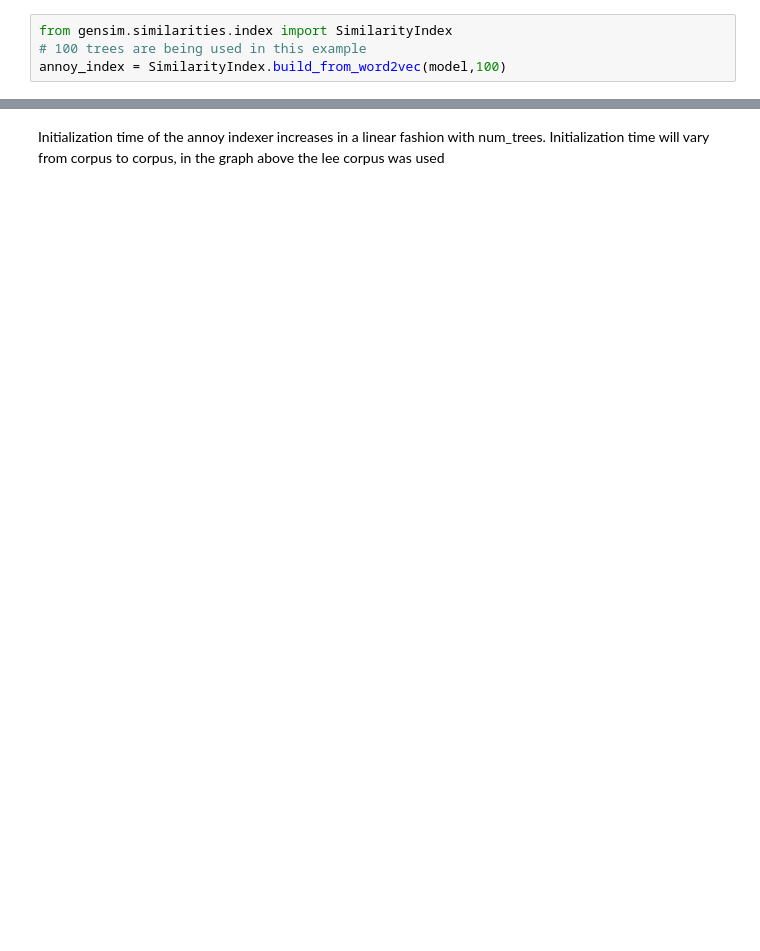
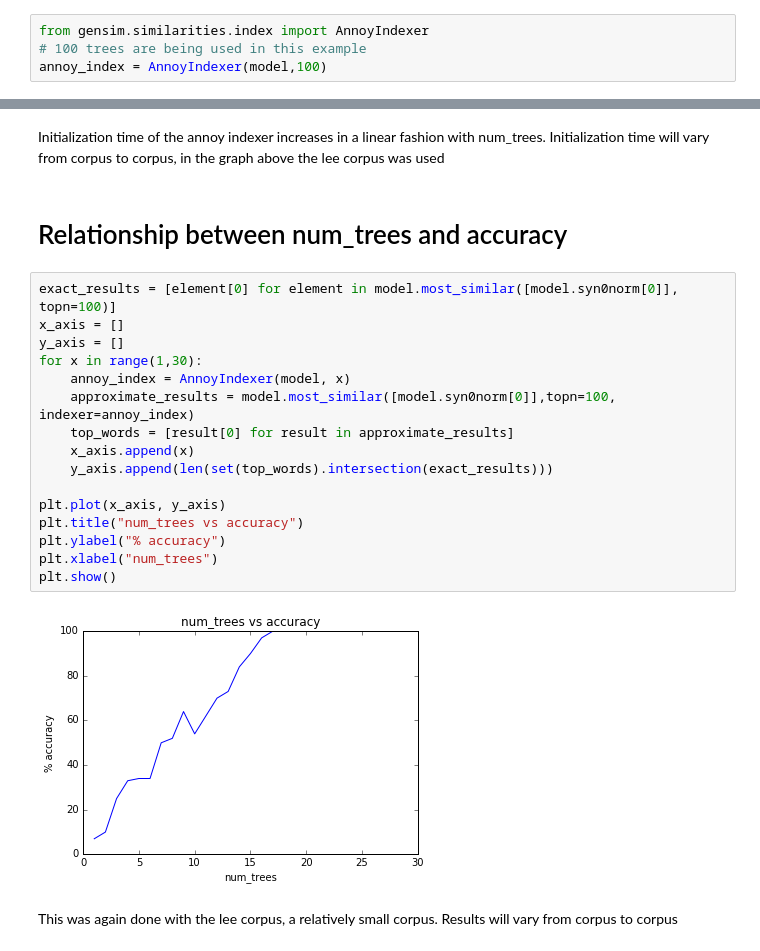
Before and after one commit to piskvorky/gensim, a Jupyter notebook: docs/notebooks/annoytutorial.ipynb, the cells around one changed output, grey strips where cells are left out. Drawn from its saved outputs; the diff is of its cells as text; blank space fills up the shorter version.

```diff
--- a/docs/notebooks/annoytutorial.ipynb
+++ b/docs/notebooks/annoytutorial.ipynb
@@ -89,5 +85,5 @@ Currently, there is only support for word2vec models and doc2vec models in gensi
 # %%
-from gensim.similarities.index import SimilarityIndex
+from gensim.similarities.index import AnnoyIndexer
 # 100 trees are being used in this example
-annoy_index = SimilarityIndex.build_from_word2vec(model,100)
+annoy_index = AnnoyIndexer(model,100)
 # %% [markdown]
@@ -133,2 +129,24 @@ plt.show()
 # %% [markdown]
 Initialization time of the annoy indexer increases in a linear fashion with num_trees. Initialization time will vary from corpus to corpus, in the graph above the lee corpus was used
+# %% [markdown]
+# Relationship between num_trees and accuracy
+# %%
+exact_results = [element[0] for element in model.most_similar([model.syn0norm[0]], topn=100)]
+x_axis = []
+y_axis = []
+for x in range(1,30):
+    annoy_index = AnnoyIndexer(model, x)
+    approximate_results = model.most_similar([model.syn0norm[0]],topn=100, indexer=annoy_index)
+    top_words = [result[0] for result in approximate_results]
+    x_axis.append(x)
+    y_axis.append(len(set(top_words).intersection(exact_results)))
+
+plt.plot(x_axis, y_axis)
+plt.title("num_trees vs accuracy")
+plt.ylabel("% accuracy")
+plt.xlabel("num_trees")
+plt.show()
+# %% [output]
+[figure, added]
+# %% [markdown]
+This was again done with the lee corpus, a relatively small corpus. Results will vary from corpus to corpus
```
Also changed, not shown: parts of 8 cells of this notebook.
